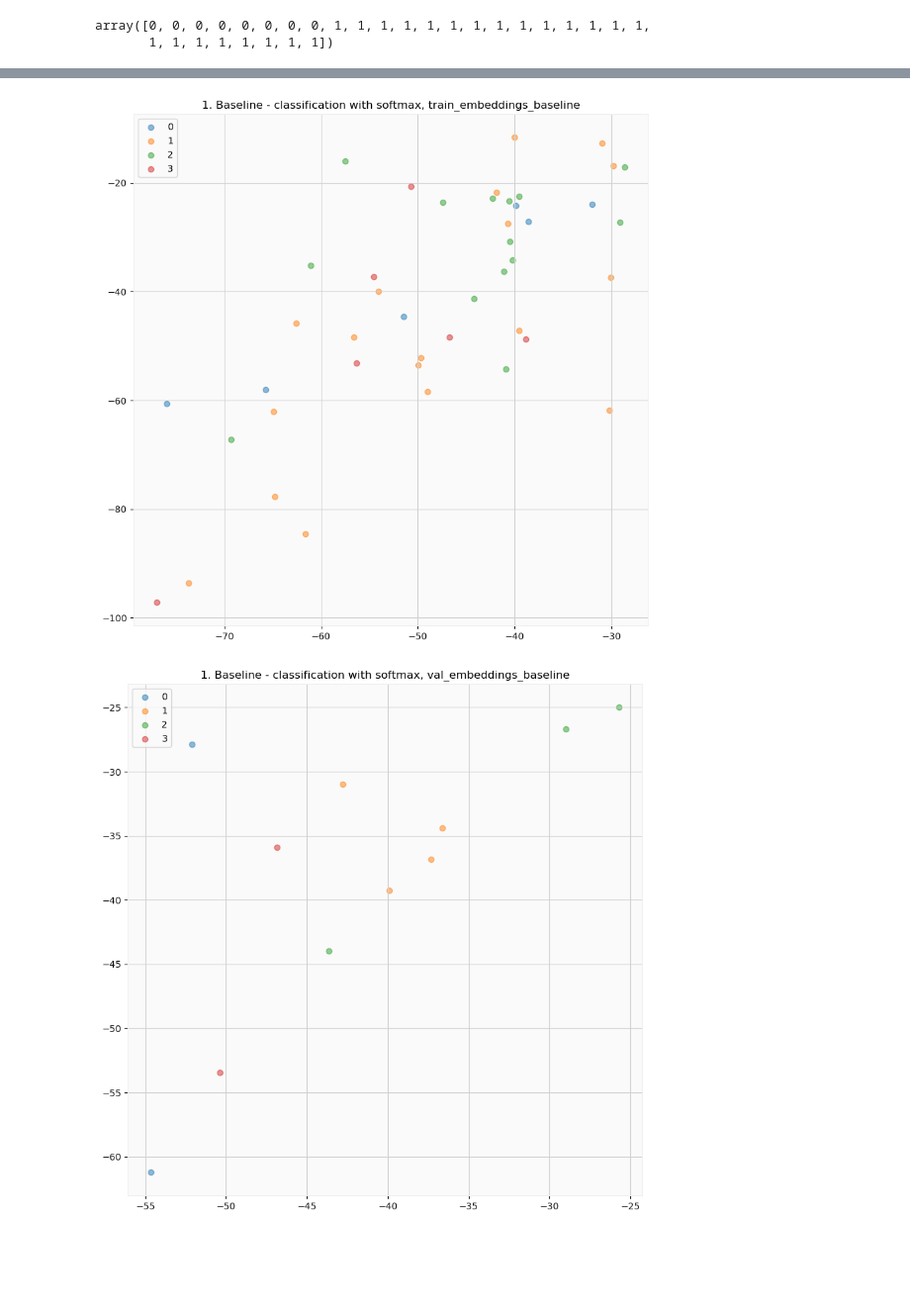
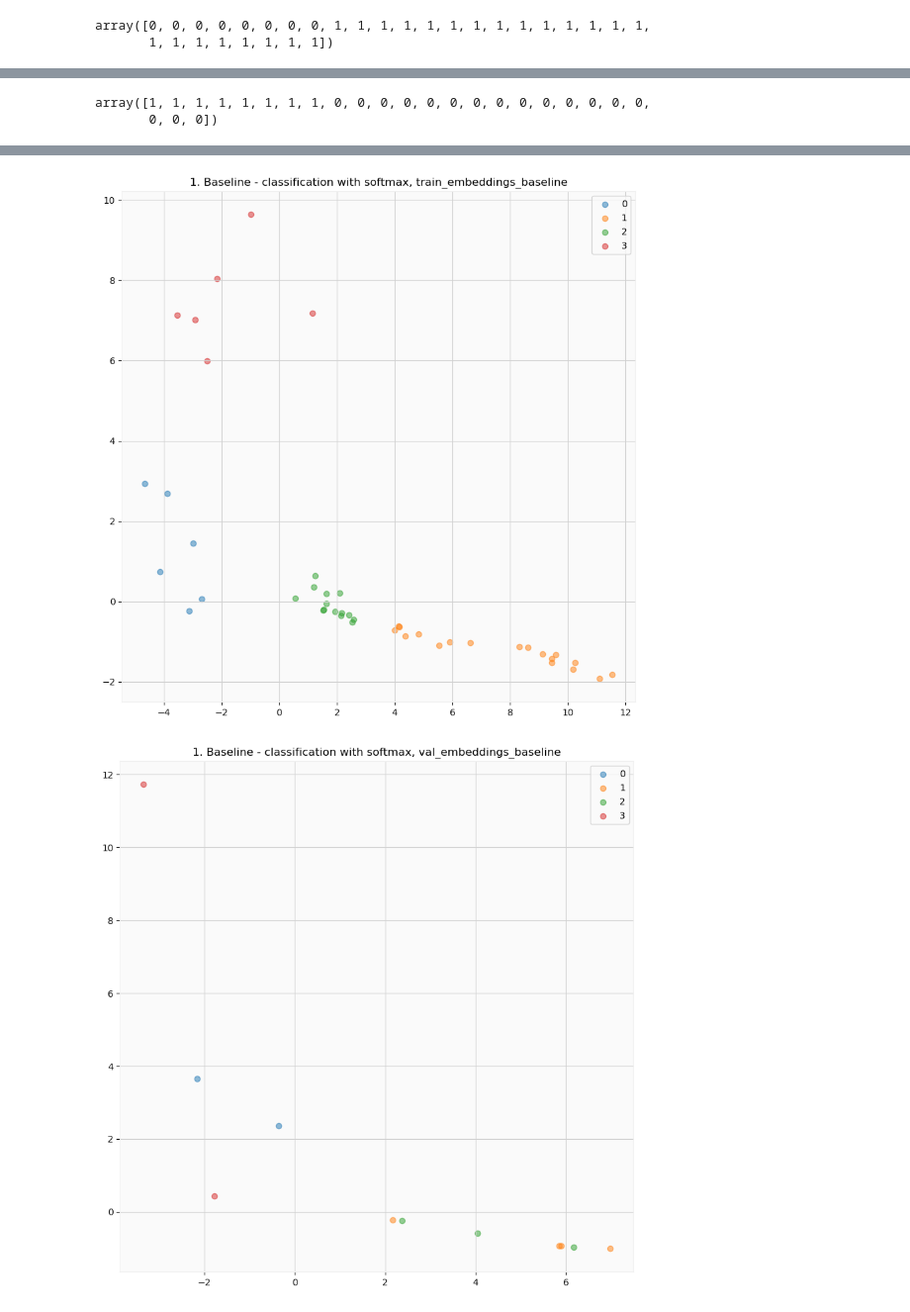
Before and after one commit to seacatgm/siamse_triplet_trade, a Jupyter notebook: notebook.ipynb, the cells around one changed output, grey strips where cells are left out. Shown at 99% size. Saved outputs shown, nothing was run; the diff lists cells and outputs as text; code cells hidden in the pictures; blank space fills up the shorter version.

```diff
--- a/notebook.ipynb
+++ b/notebook.ipynb
@@ -31,8 +34,8 @@ set_all_seeds(29)
 # %%
-buy_patterns_clusters = np.load('/siamese-triplet/data/buy_patterns_clusters.npy')
-buy_patterns = np.load('/siamese-triplet/data/buy_patterns.npy')
-sell_patterns_clusters = np.load('/siamese-triplet/data/sell_patterns_clusters.npy')
-sell_patterns = np.load('/siamese-triplet/data/sell_patterns.npy')
+buy_patterns_clusters = np.load('/Users/viktor_nemchenko/siamese-triplet/data/buy_patterns_clusters.npy')
+buy_patterns = np.load('/Users/viktor_nemchenko/siamese-triplet/data/buy_patterns.npy')
+sell_patterns_clusters = np.load('/Users/viktor_nemchenko/siamese-triplet/data/sell_patterns_clusters.npy')
+sell_patterns = np.load('/Users/viktor_nemchenko/siamese-triplet/data/sell_patterns.npy')
 
 print(f'buy_patterns_clusters shape: {buy_patterns_clusters.shape}')
 print(f'buy_patterns shape: {buy_patterns.shape}')
@@ -85,3 +90,8 @@ mpf.plot(data_sell, type='candle', style='yahoo', title='sell_patterns')
+# %%
+sell_patterns_clusters
+# %% [output]
+array([1, 1, 1, 1, 1, 1, 1, 1, 0, 0, 0, 0, 0, 0, 0, 0, 0, 0, 0, 0, 0, 0,
+       0, 0, 0])
 # %%
 n_classes = 4
 mnist_classes = ['0', '1', '2', '3']
@@ -116,11 +126,25 @@ def extract_embeddings(dataloader, model):
     return embeddings, labels
 # %%
 from sklearn.model_selection import train_test_split
+from sklearn.preprocessing import normalize
+from sklearn.preprocessing import StandardScaler
 
-x = np.concatenate([buy_patterns, sell_patterns]).reshape(55, 1, 60, 5)
+x = np.concatenate([buy_patterns, sell_patterns])
 y = np.concatenate([buy_patterns_clusters, sell_patterns_clusters+2])
+
+scaler = StandardScaler()
+# scaled_data = scaler.fit_transform(x.reshape(-1, 5)).reshape(x.shape)
+# scaled_data = normalize(x.reshape(50, -1), norm='l2', axis=1).reshape(x.shape)
+
 x_train, x_test, y_train, y_test = train_test_split(x, y, test_size=0.2,
                                                     shuffle=True, stratify=y, random_state=29)
+
+x_train = scaler.fit_transform(x_train.reshape(-1, 5)).reshape(x_train.shape).reshape(44, 1, 60, 5)
+x_test = scaler.transform(x_test.reshape(-1, 5)).reshape(x_test.shape).reshape(11, 1, 60, 5)
+
+# x_train =  normalize(x_train.reshape(50, -1), norm='l2', axis=1).reshape(x_train.shape).reshape(44, 1, 60, 5)
+# x_test = normalize(x_test.reshape(50, -1), norm='l2', axis=1).reshape(x_test.shape).reshape(11, 1, 60, 5)
+
 
 train_dataset = [(torch.from_numpy(x_train[i]).double(), torch.tensor(y_train[i], dtype=torch.long)) for i in range(len(y_train))]
 test_dataset = [(torch.from_numpy(x_test[i]).double(), torch.tensor(y_test[i], dtype=torch.long)) for i in range(len(y_test))]
@@ -135,7 +159,7 @@ y_test = torch.from_numpy(y_test)
 # Set up data loaders
 title = '1. Baseline - classification with softmax'
 print(f'\n{title}:')
-batch_size = 16
+batch_size = 256
 kwargs = {'num_workers': 1, 'pin_memory': True} if cuda else {}
 train_loader = torch.utils.data.DataLoader(train_dataset, batch_size=batch_size, shuffle=True, **kwargs)
 test_loader = torch.utils.data.DataLoader(test_dataset, batch_size=batch_size, shuffle=False, **kwargs)
@@ -180,5 +204,5 @@ Epoch: 20/20. Validation set: Average loss: 12.2900     Accuracy: 27.27272727272
-[figure, old version]
+[figure, new version]
-[figure, old version]
+[figure, new version]
 # %%
 cuda = torch.cuda.is_available()
 
```
Also changed, not shown: parts of 9 cells of this notebook, 1 other file.
